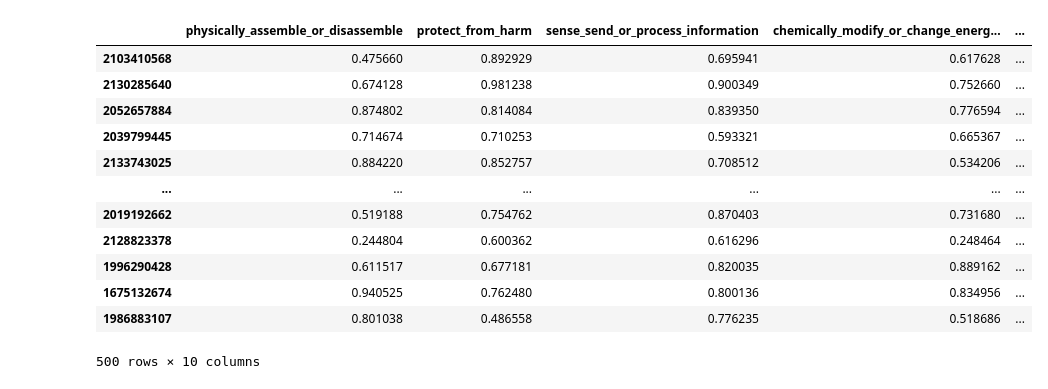
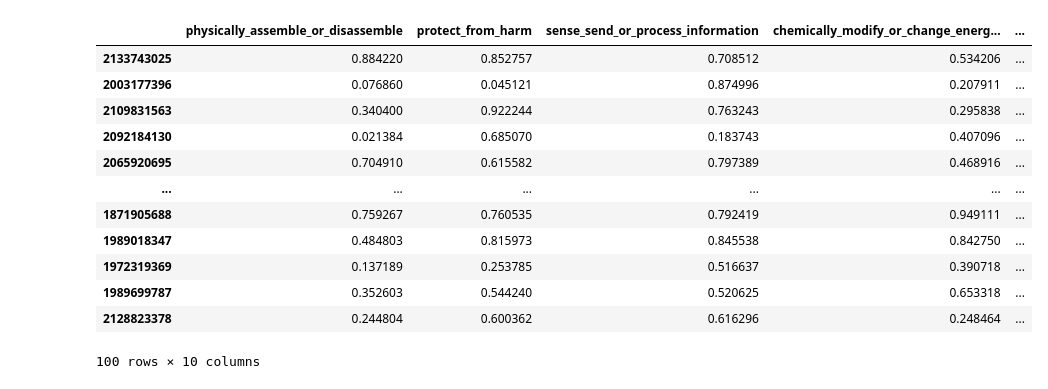
Before and after one commit to nasa-petal/search-engine, a Jupyter notebook: transformers-zs-nli.ipynb, the cells around one changed output. Cells and saved outputs as stored; diff of their text form; code cells hidden in the pictures.

```diff
--- a/transformers-zs-nli.ipynb
+++ b/transformers-zs-nli.ipynb
@@ -93,0 +94,6 @@ df
+# %%
+#df['title_and_abstract_full'] = df['title_full'].astype(str) + df['abstract_full'].astype(str)
+df['title_and_abstract_full'] = (df['title_full'].fillna('') + '. ' + df['abstract_full'].fillna('')).str.strip('. ')
+df['word_count'] = df['title_and_abstract_full'].apply(lambda x: len(x.split()))
+print('MAX  length title + abstract ==', df["word_count"].max())
+print('MEAN length title + abstract ==', df["word_count"].mean())
@@ -176,0 +214,14 @@ df_samples = pd.concat(samples)
+# %%
+# K-Fold setup
+
+from sklearn.model_selection import KFold
+
+kf = KFold(n_splits=5, shuffle=True, random_state=1)
+
+splits = list(kf.split(df_samples))
+
+#for split in splits:
+  #train = df_samples.iloc[split[0]]
+  #test =  df_samples.iloc[split[1]]
+  #print(train)
+  #print(test)
@@ -176,0 +283,15 @@ df_samples = pd.concat(samples)
+# %%
+# Split data sample into train and test
+split = splits[0]
+df_train = df_samples.iloc[split[0]]
+df_test =  df_samples.iloc[split[1]]
+df_train = df_train.reset_index(drop=True)
+df_test = df_test.reset_index(drop=True)
+
+
+print("FULL Dataset: {}".format(df_samples.shape))
+print("TRAIN Dataset: {}".format(df_train.shape))
+print("TEST Dataset: {}".format(df_test.shape))
+
+training_set = CustomDataset(df_train, tokenizer, MAX_LEN)
+test_set = CustomDataset(df_test, tokenizer, MAX_LEN)
@@ -179,16 +481,14 @@ df_samples = pd.concat(samples)
 classifier2 = pipeline("zero-shot-classification",
                       model="facebook/bart-large-mnli")
 # %%
-# generate scores for each label for each paper
-import torch
+# generate scores for each label for each paper in the test set
 
 col_scores = []
 indexes = []
 
-device = torch.device('cuda' if torch.cuda.is_available() else 'cpu')
 i = 1
-total_samples = len(df_samples.index)
-for idx, sequence in df_samples.iterrows():
+total_samples = len(df_test.index)
+for idx, sequence in df_test.iterrows():
   title_sentence = " ".join(sequence['title'])
   abs_sentence = " ".join(sequence['abstract'])
   sentence = title_sentence + " " + abs_sentence
@@ -229,13 +529,13 @@ foldable structures natural design pollen grains upon release anther pollen grai
 |  | physically_assemble_or_disassemble | protect_from_harm | sense_send_or_process_information | chemically_modify_or_change_energ... | ... |
-| 2103410568 | 0.475660 | 0.892929 | 0.695941 | 0.617628 | ... |
-| 2130285640 | 0.674128 | 0.981238 | 0.900349 | 0.752660 | ... |
-| 2052657884 | 0.874802 | 0.814084 | 0.839350 | 0.776594 | ... |
-| 2039799445 | 0.714674 | 0.710253 | 0.593321 | 0.665367 | ... |
 | 2133743025 | 0.884220 | 0.852757 | 0.708512 | 0.534206 | ... |
+| 2003177396 | 0.076860 | 0.045121 | 0.874996 | 0.207911 | ... |
+| 2109831563 | 0.340400 | 0.922244 | 0.763243 | 0.295838 | ... |
+| 2092184130 | 0.021384 | 0.685070 | 0.183743 | 0.407096 | ... |
+| 2065920695 | 0.704910 | 0.615582 | 0.797389 | 0.468916 | ... |
 | ... | ... | ... | ... | ... | ... |
-| 2019192662 | 0.519188 | 0.754762 | 0.870403 | 0.731680 | ... |
+| 1871905688 | 0.759267 | 0.760535 | 0.792419 | 0.949111 | ... |
+| 1989018347 | 0.484803 | 0.815973 | 0.845538 | 0.842750 | ... |
+| 1972319369 | 0.137189 | 0.253785 | 0.516637 | 0.390718 | ... |
+| 1989699787 | 0.352603 | 0.544240 | 0.520625 | 0.653318 | ... |
 | 2128823378 | 0.244804 | 0.600362 | 0.616296 | 0.248464 | ... |
-| 1996290428 | 0.611517 | 0.677181 | 0.820035 | 0.889162 | ... |
-| 1675132674 | 0.940525 | 0.762480 | 0.800136 | 0.834956 | ... |
-| 1986883107 | 0.801038 | 0.486558 | 0.776235 | 0.518686 | ... |
-500 rows × 10 columns
+100 rows × 10 columns
```
Also changed, not shown: parts of 25 cells of this notebook.
